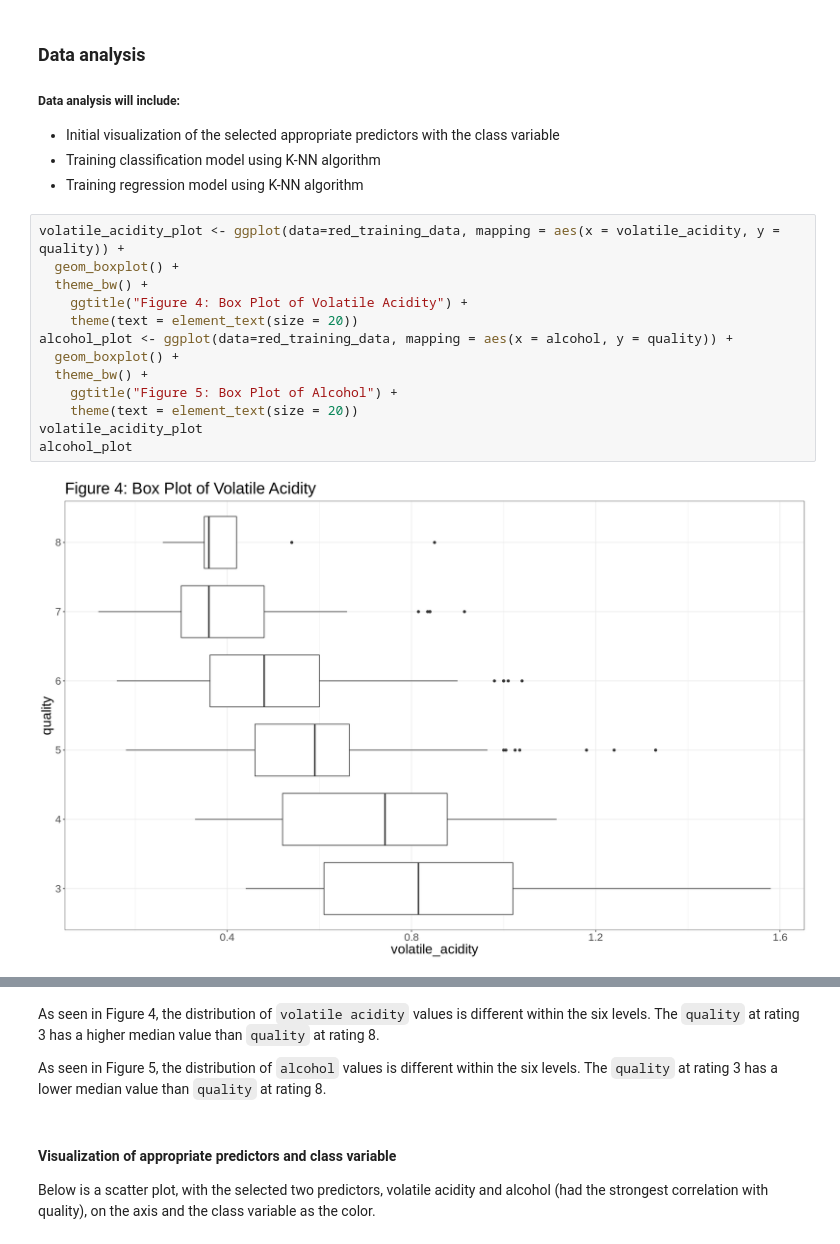
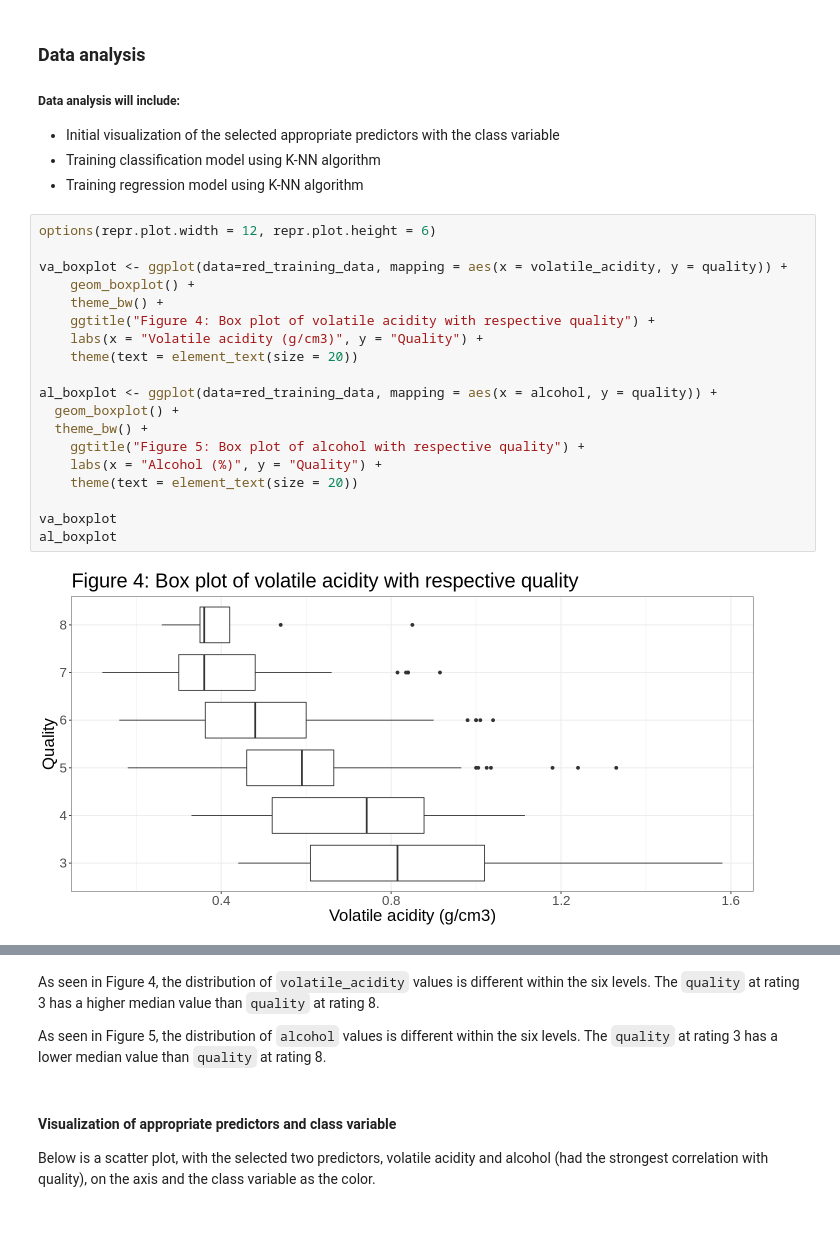
Before and after one commit to j-ackyao/Group-62-project, a Jupyter notebook: group_project_report.ipynb, the cells around one changed output, grey strips where cells are left out. Cells and saved outputs as stored; diff of their text form.

```diff
--- a/group_project_report.ipynb
+++ b/group_project_report.ipynb
@@ -342,17 +342,23 @@ Therefore, `volatile_acidity` and `alcohol` are the two predictors that are most
 - Training classification model using K-NN algorithm
 - Training regression model using K-NN algorithm
 # %%
-volatile_acidity_plot <- ggplot(data=red_training_data, mapping = aes(x = volatile_acidity, y = quality)) +
+options(repr.plot.width = 12, repr.plot.height = 6)
+
+va_boxplot <- ggplot(data=red_training_data, mapping = aes(x = volatile_acidity, y = quality)) +
+    geom_boxplot() +
+    theme_bw() +
+    ggtitle("Figure 4: Box plot of volatile acidity with respective quality") +
+    labs(x = "Volatile acidity (g/cm3)", y = "Quality") +
+    theme(text = element_text(size = 20))
+
+al_boxplot <- ggplot(data=red_training_data, mapping = aes(x = alcohol, y = quality)) +
   geom_boxplot() +
   theme_bw() +
-    ggtitle("Figure 4: Box Plot of Volatile Acidity") +
+    ggtitle("Figure 5: Box plot of alcohol with respective quality") +
+    labs(x = "Alcohol (%)", y = "Quality") +
     theme(text = element_text(size = 20))
-alcohol_plot <- ggplot(data=red_training_data, mapping = aes(x = alcohol, y = quality)) +
-  geom_boxplot() +
-  theme_bw() +
-    ggtitle("Figure 5: Box Plot of Alcohol") +
-    theme(text = element_text(size = 20))
-volatile_acidity_plot
-alcohol_plot
+
+va_boxplot
+al_boxplot
 # %% [output]
-[figure, old version]
+[figure, new version]
@@ -360,5 +366,5 @@ alcohol_plot
 # %% [markdown]
-As seen in Figure 4, the distribution of `volatile acidity` values is different within the six levels. The `quality` at rating 3 has a higher median value than `quality` at rating 8.
+As seen in Figure 4, the distribution of `volatile_acidity` values is different within the six levels. The `quality` at rating 3 has a higher median value than `quality` at rating 8.
 
 As seen in Figure 5, the distribution of `alcohol` values is different within the six levels. The `quality` at rating 3 has a lower median value than `quality` at rating 8.
 # %% [markdown]
```
Also changed, not shown: parts of 12 cells of this notebook.
